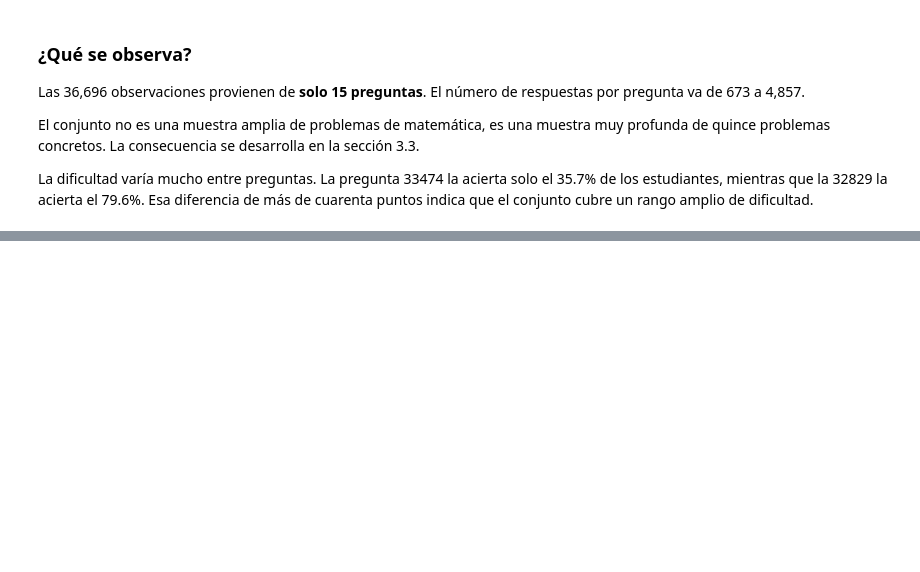
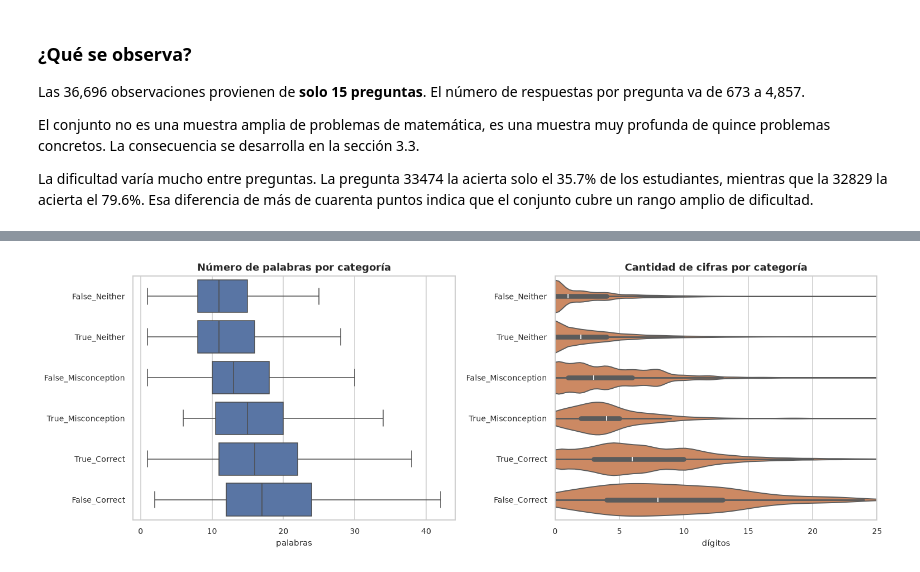
Before and after one commit to Tunchxz/math-misconception-map, a Jupyter notebook: notebooks/02_eda.ipynb, the cells around one changed output, grey strips where cells are left out. Cells and saved outputs as stored; diff of their text form; code cells hidden in the pictures; blank space fills up the shorter version.

```diff
--- a/notebooks/02_eda.ipynb
+++ b/notebooks/02_eda.ipynb
@@ -447,0 +520,18 @@ La dificultad varía mucho entre preguntas. La pregunta 33474 la acierta solo el
+# %%
+fig, axes = plt.subplots(1, 2, figsize=(14, 5))
+
+orden = train.groupby("Category")["n_palabras"].median().sort_values().index
+sns.boxplot(data=train, x="n_palabras", y="Category", order=orden, ax=axes[0],
+            showfliers=False, color="#4C72B0")
+axes[0].set_title("Número de palabras por categoría")
+axes[0].set_xlabel("palabras"); axes[0].set_ylabel("")
+
+sns.violinplot(data=train, x="n_digitos", y="Category", order=orden, ax=axes[1],
+               cut=0, density_norm="width", color="#DD8452")
+axes[1].set_xlim(0, 25)
+axes[1].set_title("Cantidad de cifras por categoría")
+axes[1].set_xlabel("dígitos"); axes[1].set_ylabel("")
+fig.tight_layout()
+plt.show()
+# %% [output]
+[figure, added]
```
Also changed, not shown: parts of 16 cells of this notebook.
